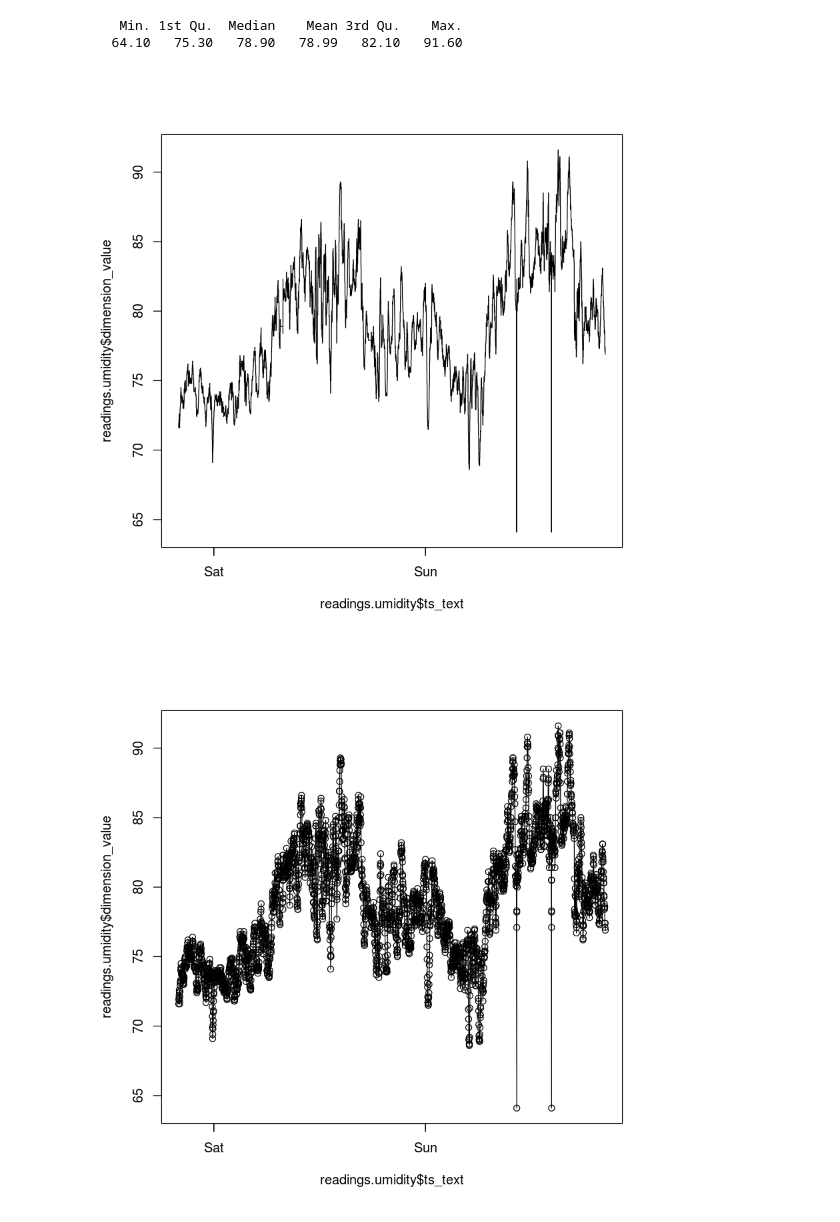
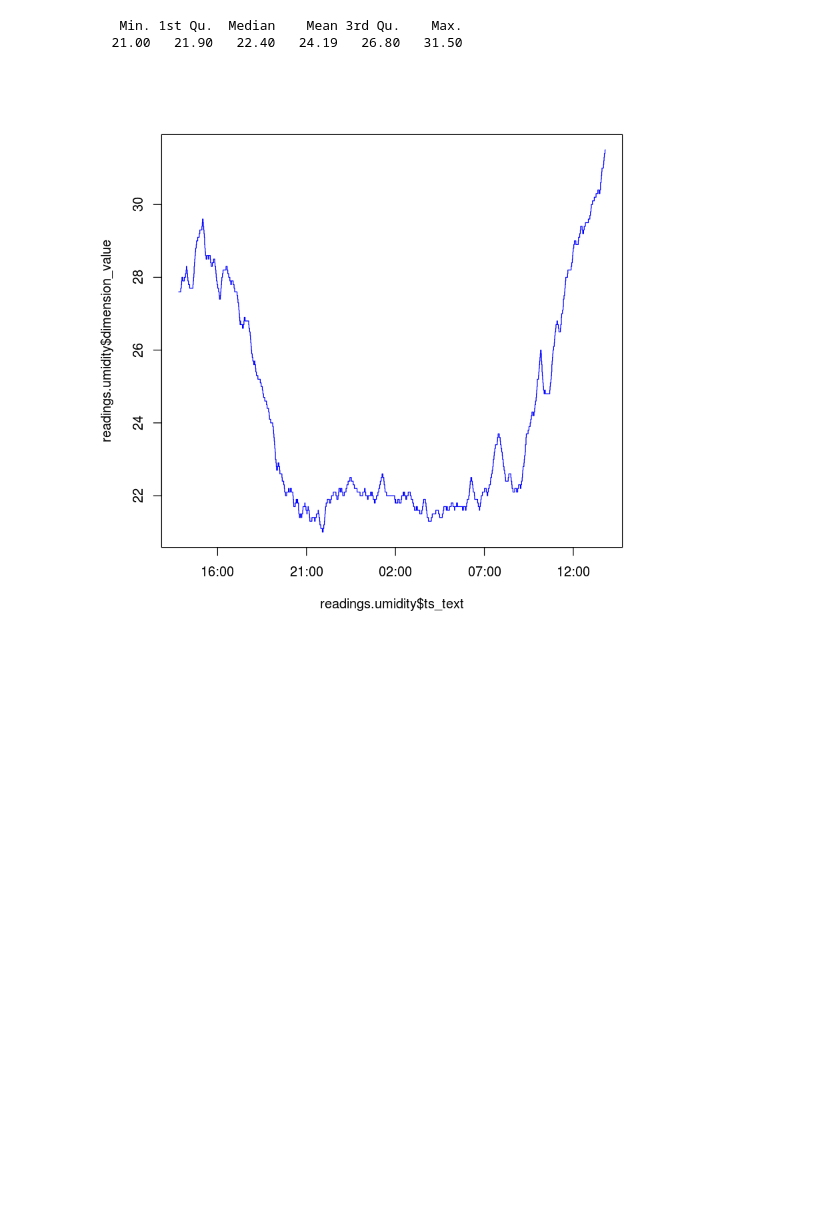
Before and after one commit to agrinessedge/portia-iot, a Jupyter notebook: examples/R.ipynb, the cells around one changed output. Drawn from its saved outputs; the diff is of its cells as text; code cells hidden in the pictures; blank space fills up the shorter version.

```diff
--- a/examples/R.ipynb
+++ b/examples/R.ipynb
@@ -35,0 +19,11 @@ if(response$status_code == 200){
+# %%
+headers <- httr::add_headers(Authorization = "Bearer bdb6e780b43011e7af0b67cba486057b", Accept = "text/csv")
+params  <- list(order = "-1", limit = 100)
+
+response <- httr::GET("http://io.portia.supe.solutions/api/v1/device/HytTDwUp-j8yrsh8e/port/1/sensor/1/last", headers, query = params)
+
+
+content               = httr::content(response, "text", encoding = "UTF-8")
+readings.temperature  = read.csv(text=content, sep=";")
+
+summary(readings.temperature$dimension_value)
@@ -52,5 +50,5 @@ summary(readings.temperature$dimension_value)
 # %%
-response <- httr::GET("http://io.portia.supe.solutions/api/v1/device/HytTDwUp-j8yrsh8e/port/1/sensor/2", headers, query = params)
+response <- httr::GET("http://io.portia.supe.solutions/api/v1/device/HytTDwUp-j8yrsh8e/port/2/sensor/1", headers, query = params)
 content           = httr::content(response, "text", encoding = "UTF-8")
 readings.umidity  = read.csv(text=content, sep=";")
 
@@ -60,0 +59,6 @@ summary(readings.umidity$dimension_value)
+# %%
+response <- httr::GET("http://io.portia.supe.solutions/api/v1/device/HytTDwUp-j8yrsh8e/port/3/sensor/1", headers, query = params)
+content           = httr::content(response, "text", encoding = "UTF-8")
+readings.toxicgases  = read.csv(text=content, sep=";")
+
+summary(readings.toxicgases$dimension_value)
@@ -66,6 +73,10 @@ readings.temperature <- subset(   readings.temperature, ts     > 1508536800)
 readings.umidity     <- transform(readings.umidity, ts         = server_timestamp / 1000, ts_local = package_local_timestamp / 1000, ts_text = as.POSIXct(server_timestamp / 1000, origin="1970-01-01" ) )
 readings.umidity     <- subset(   readings.umidity, select     = -c( X, dimension_code, dimension_unity_code, dimension_thing_code, package_device_hash, dimension_port_id, dimension_sensor_id, package_local_timestamp, package_local_timestamp, server_timestamp))
 readings.umidity     <- subset(   readings.umidity, ts         > 1508536800)
+
+readings.toxicgases     <- transform(readings.toxicgases, ts         = server_timestamp / 1000, ts_local = package_local_timestamp / 1000, ts_text = as.POSIXct(server_timestamp / 1000, origin="1970-01-01" ) )
+readings.toxicgases     <- subset(   readings.toxicgases, select     = -c( X, dimension_code, dimension_unity_code, dimension_thing_code, package_device_hash, dimension_port_id, dimension_sensor_id, package_local_timestamp, package_local_timestamp, server_timestamp))
+readings.toxicgases     <- subset(   readings.toxicgases, ts         > 1508536800)
 # %%
 head(readings.temperature, n=5)
 # %% [output]
@@ -144,9 +163,8 @@ plot(readings.temperature$ts_text,readings.temperature$dimension_value, "o")
 # %%
 summary(readings.umidity$dimension_value)
-plot(readings.umidity$ts_text,readings.umidity$dimension_value, "s")
-plot(readings.umidity$ts_text,readings.umidity$dimension_value, "o")
+plot(readings.umidity$ts_text,readings.umidity$dimension_value, "s",  col="blue")
+# plot(readings.umidity$ts_text,readings.umidity$dimension_value, "o",  col="blue")
 # %% [output]
    Min. 1st Qu.  Median    Mean 3rd Qu.    Max.
-  64.10   75.30   78.90   78.99   82.10   91.60
+  21.00   21.90   22.40   24.19   26.80   31.50
-[figure, old version]
+[figure, new version]
-[figure, removed]
```
Also changed, not shown: parts of 23 cells of this notebook, 1 other file.
